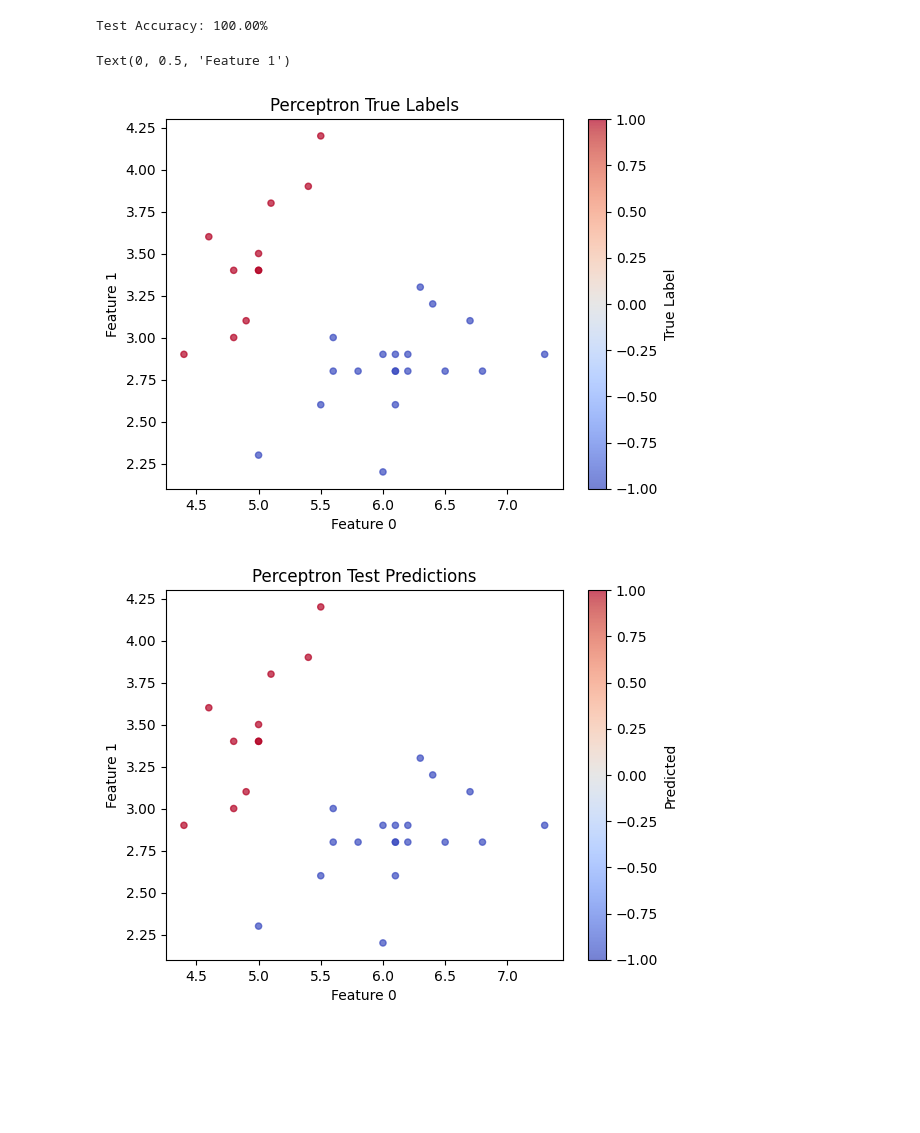
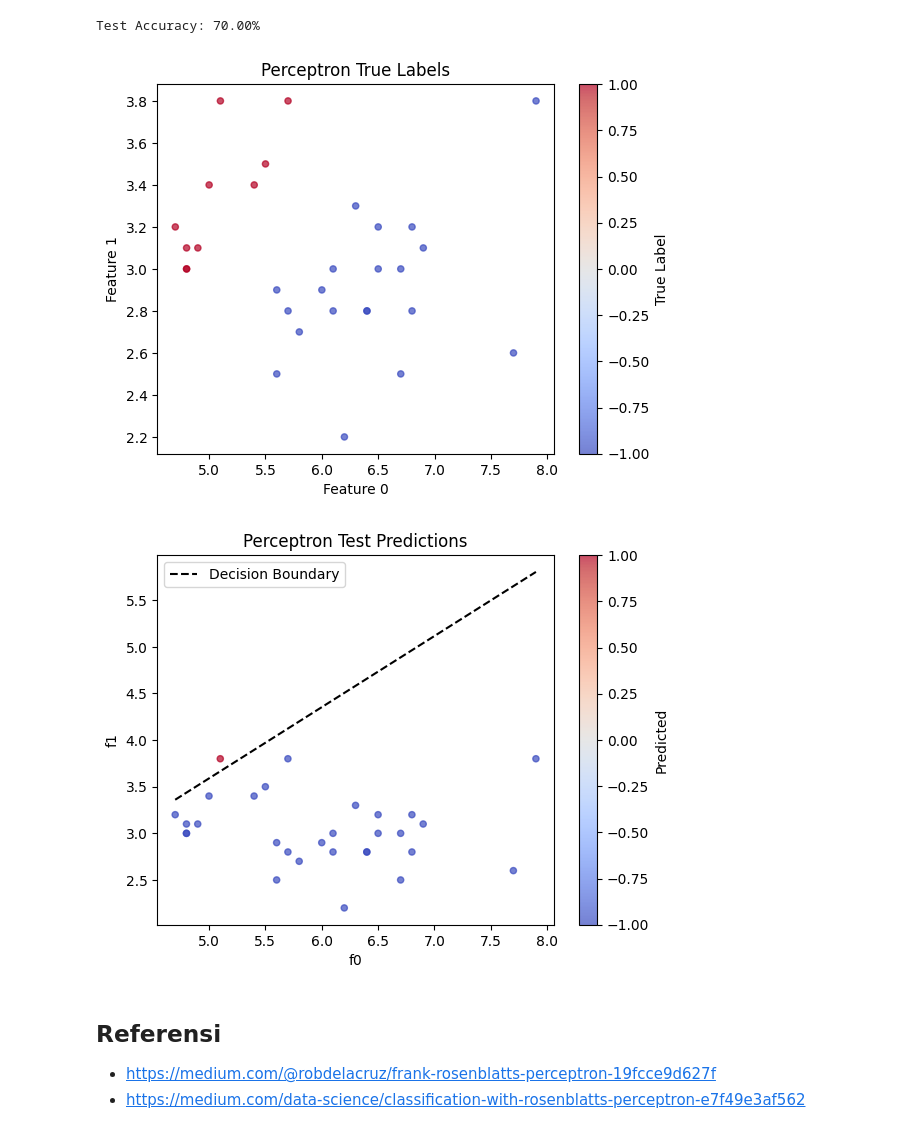
Before and after one commit to Anno2003/Iris-Perceptron, a Jupyter notebook: iris-perceptron_622022003.ipynb, the cells around one changed output. Saved outputs shown, nothing was run; the diff lists cells and outputs as text; code cells hidden in the pictures; blank space fills up the shorter version.

```diff
--- a/iris-perceptron_622022003.ipynb
+++ b/iris-perceptron_622022003.ipynb
@@ -12,8 +24,8 @@ class Perceptron:
         self.epochs = epochs
 
     def fit(self, X, y):
-        self.weights = np.random.rand(X.shape[1])
-        self.bias = np.random.rand(1)
+        self.weights = np.random.uniform(-1,1,X.shape[1])
+        self.bias = np.random.uniform(-1,1)
 
         for _ in range(self.epochs):
             for inputs, target in zip(X, y):
@@ -31,36 +43,55 @@ class Perceptron:
 # %%
 # Load data
 df = pd.read_csv("iris-edit.csv",names=['sepal_length', 'sepal_width', 'petal_length', 'petal_width', 'species'],header=None)
 # ax = df.plot.scatter(x='petal_length', y='petal_width', c="species", colormap="coolwarm", alpha=0.7)
-X = df.drop(columns="species").values
+# df = df[df["species"] != 0]
+
+X = df.drop(columns=["species","petal_width","petal_length"]).values
+# X = df.drop(columns=["species"]).values
 y = df["species"].values
-y_binary = np.where(y == 0.0, 1, -1)  # 1 = setosa, -1 = not setosa
+y_binary = np.where(y == 0, 1, -1)
 
 # Train-test split
-X_train, X_test, y_train, y_test = train_test_split(X, y_binary, test_size=0.2, random_state=0)
+X_train, X_test, y_train, y_test = train_test_split(X, y_binary, test_size=0.2, random_state=42)
 
 # Train your Perceptron
-model = Perceptron(learning_rate=0.01, epochs=100)
+model = Perceptron(learning_rate=0.1, epochs=2)
 model.fit(X_train, y_train)
 
 # Predict on test set
 y_pred = np.array([model.predict(x) for x in X_test])
 accuracy = np.mean(y_pred == y_test)
 print(f"Test Accuracy: {accuracy * 100:.2f}%")
 # Put into DataFrame for plotting
 df_plot = pd.DataFrame(X_test, columns=[f"f{i}" for i in range(X.shape[1])])
 df_plot["True Label"] = y_test
 df_plot["Predicted"] = y_pred
 # print(df_plot)
 # Plot using two features (f0 and f1) and color by prediction
 ax = df_plot.plot.scatter(x="f0", y="f1", c="True Label", colormap="coolwarm", alpha=0.7, title="Perceptron True Labels",)
 ax.set_xlabel("Feature 0")
 ax.set_ylabel("Feature 1")
-ax = df_plot.plot.scatter(x="f0", y="f1", c="Predicted", colormap="coolwarm", alpha=0.7, title="Perceptron Test Predictions",)
-ax.set_xlabel("Feature 0")
-ax.set_ylabel("Feature 1")
+
+# Get weights and bias
+w = model.weights
+b = model.bias
+
+# Define decision boundary line
+x_vals = np.linspace(df_plot["f0"].min(), df_plot["f0"].max(), 100)
+# Avoid division by zero
+if w[1] != 0:
+    y_vals = -(w[0] / w[1]) * x_vals - (b / w[1])
+    # Plot predictions with decision boundary
+    ax = df_plot.plot.scatter(x="f0", y="f1", c="Predicted", colormap="coolwarm", alpha=0.7, title="Perceptron Test Predictions")
+    ax.plot(x_vals, y_vals, color="black", linestyle="--", label="Decision Boundary")
+    ax.legend()
+else:
+    print("Cannot plot decision boundary: w[1] is 0.")
 # %% [output]
-Test Accuracy: 100.00%
+Test Accuracy: 70.00%
-Text(0, 0.5, 'Feature 1')
-[figure, old version]
+[figure, new version]
-[figure, old version]
+[figure, new version]
+# %% [markdown]
+## Referensi
+- https://medium.com/@robdelacruz/frank-rosenblatts-perceptron-19fcce9d627f
+- https://medium.com/data-science/classification-with-rosenblatts-perceptron-e7f49e3af562
```
Also changed, not shown: parts of 3 cells of this notebook, 1 other file.
